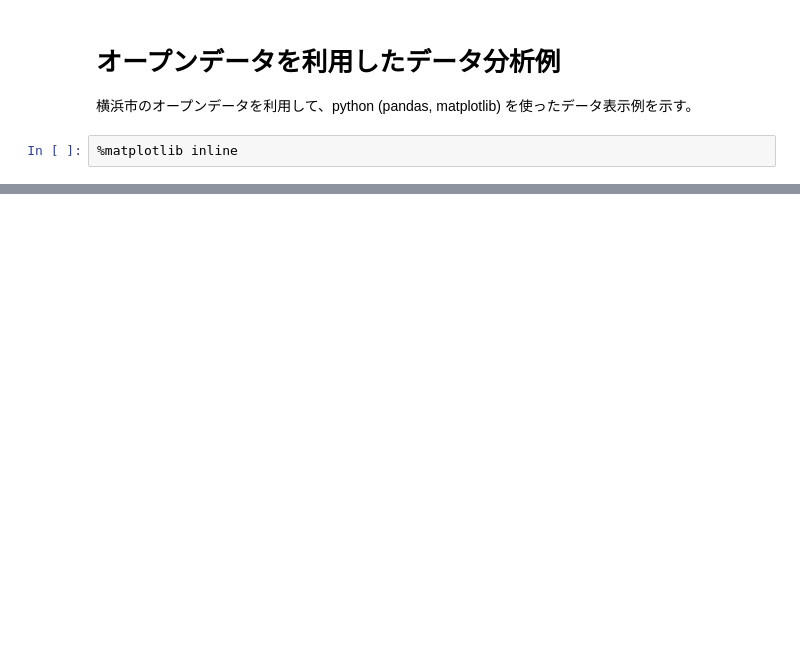
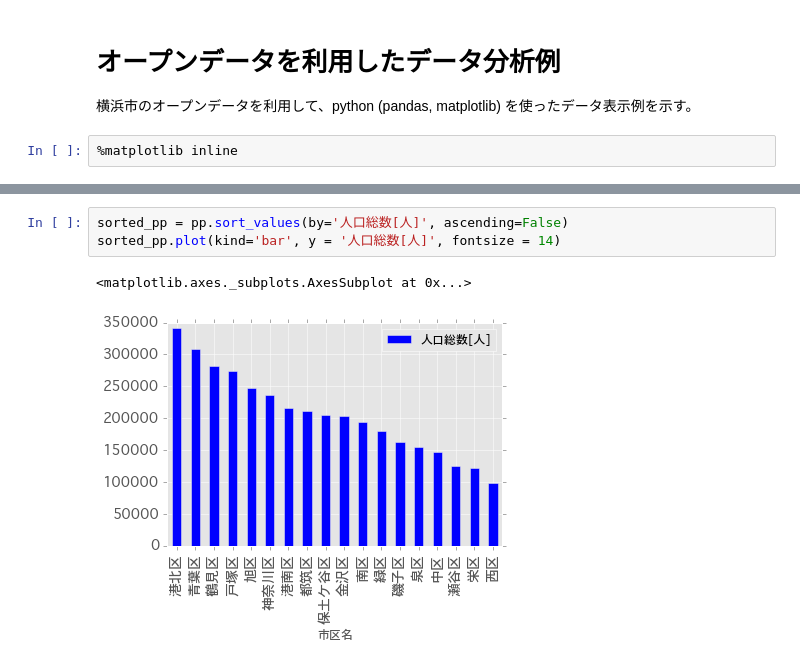
Before and after one commit to NaokiMizutani/DataScience, a Jupyter notebook: Example1.ipynb, the cells around one changed output, grey strips where cells are left out. Saved outputs shown, nothing was run; the diff lists cells and outputs as text; blank space fills up the shorter version.

```diff
--- a/Example1.ipynb
+++ b/Example1.ipynb
@@ -20,0 +39,6 @@ df.head(3)
+# %%
+sorted_pp = pp.sort_values(by='人口総数[人]', ascending=False)
+sorted_pp.plot(kind='bar', y = '人口総数[人]', fontsize = 14)
+# %% [output]
+<matplotlib.axes._subplots.AxesSubplot at 0x...>
+[figure, added]
```
Also changed, not shown: parts of 2 cells of this notebook.
